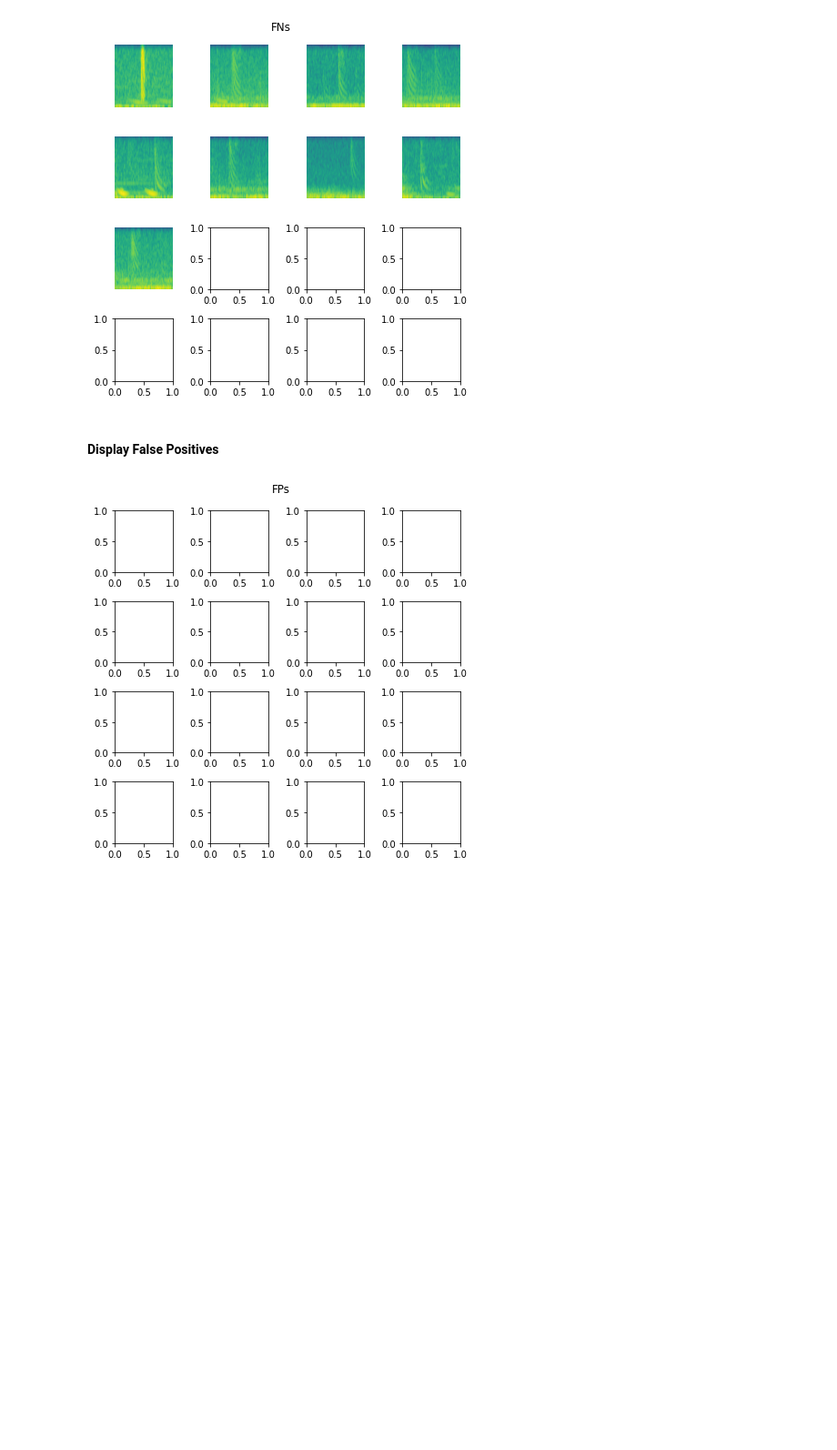
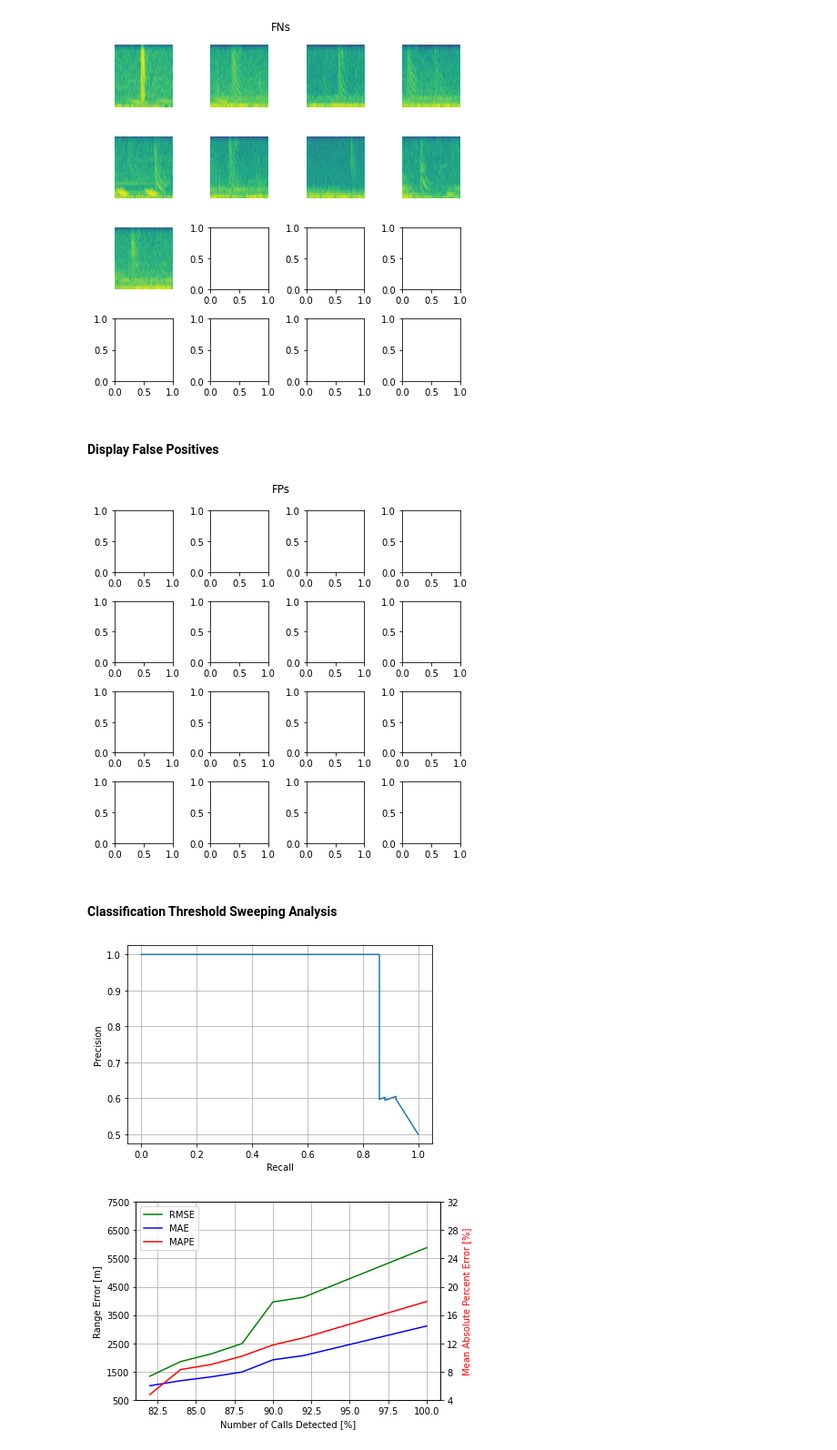
Before and after one commit to whoi-mars/detect_and_range, a Jupyter notebook: evaluate.ipynb, the cells around one changed output. Shown at 91% size. Saved outputs shown, nothing was run; the diff lists cells and outputs as text; code cells hidden in the pictures; blank space fills up the shorter version.

Commit message:
Added threshold sweep for PR curve and range statistics varying with threshold

```diff
--- a/evaluate.ipynb
+++ b/evaluate.ipynb
@@ -68,6 +68,7 @@ def evaluate_model(model, dataloader, thresh=0.5, save_data=False):
     ranges_p = []
     class_t = []
     class_p = []
+    outputs_all = []
 
     # Store data
     X = []
@@ -81,6 +82,7 @@ def evaluate_model(model, dataloader, thresh=0.5, save_data=False):
         with torch.set_grad_enabled(False):
 
             outputs = model(inputs)
+            outputs_all += outputs.detach().tolist()
             ranges_p += (outputs[:,0].squeeze()*config.max_range).detach().tolist()
             ranges_t += (r_labels.squeeze()*config.max_range).detach().tolist()
             class_p += (outputs[:,2] >= thresh).tolist()
@@ -93,12 +95,13 @@ def evaluate_model(model, dataloader, thresh=0.5, save_data=False):
     ranges_t[ranges_t < 0] = -1
     class_p = np.asarray(class_p)
     class_t = np.asarray(class_t)
+    outputs_all = np.asarray(outputs_all)
     X = np.asarray(X)
 
-    return ranges_p, ranges_t, class_p, class_t, X
+    return ranges_p, ranges_t, class_p, class_t, outputs_all, X
 # %%
 # evaluate
-ranges_p, ranges_t, class_p, class_t, _ = evaluate_model(model, dl['test'], thresh=0.5, save_data=False)
+ranges_p, ranges_t, class_p, class_t, _, _ = evaluate_model(model, dl['test'], thresh=0.5, save_data=False)
 
 # get some stats
 p = precision_score(class_t, class_p)
@@ -265,11 +268,11 @@ warp_dl = {'test': data.DataLoader(warp_dataset, batch_size=5, shuffle=False)}
 #### Evalutate Model On Experimental Data
 # %%
 # evaluate the model
-warp_ranges_p, warp_ranges_t, warp_class_p, warp_class_t, X = evaluate_model(model, warp_dl['test'], thresh=0.5, save_data=True)
+warp_ranges_p, warp_ranges_t, warp_class_p, warp_class_t, outputs, X = evaluate_model(model, warp_dl['test'], thresh=0.5, save_data=True)
 
 # filter so that true ranges are within the bounds of the training data
 inds = np.where((warp_ranges_t <= config.max_range) & (warp_ranges_t >= config.min_range) & (warp_ranges_t != -1))
-inds_fnfp = np.where((warp_ranges_t <= config.max_range) & (warp_ranges_t >= config.min_range) | (warp_ranges_t == -1))
+inds_fnfp = np.where(((warp_ranges_t <= config.max_range) & (warp_ranges_t >= config.min_range)) | (warp_ranges_t == -1))
 # Filter out calls within range of trining data and the noise examples
 acc_inds = np.where(((warp_ranges_t <= config.max_range) & (warp_ranges_t >= config.min_range)) | (warp_ranges_t == -1))
 
@@ -320,3 +323,5 @@ display_FNs(warp_ranges_t[inds_fnfp[0]], warp_ranges_p[inds_fnfp[0]], warp_class
 display_FPs(warp_ranges_t[inds_fnfp[0]], warp_ranges_p[inds_fnfp[0]], warp_class_t[inds_fnfp[0]], warp_class_p[inds_fnfp[0]], dataset[inds_fnfp[0]])
 # %% [output]
 [figure]
+# %% [markdown]
+#### Classification Threshold Sweeping Analysis
@@ -322,0 +391,5 @@ display_FPs(warp_ranges_t[inds_fnfp[0]], warp_ranges_p[inds_fnfp[0]], warp_class
+# %%
+class_thresh_sweep(outputs[inds_fnfp[0],...], warp_ranges_t[inds_fnfp[0]], warp_class_t[inds_fnfp[0]])
+# %% [output]
+[figure, added]
+[figure, added]
```
Also changed, not shown: parts of 1 cell of this notebook.
